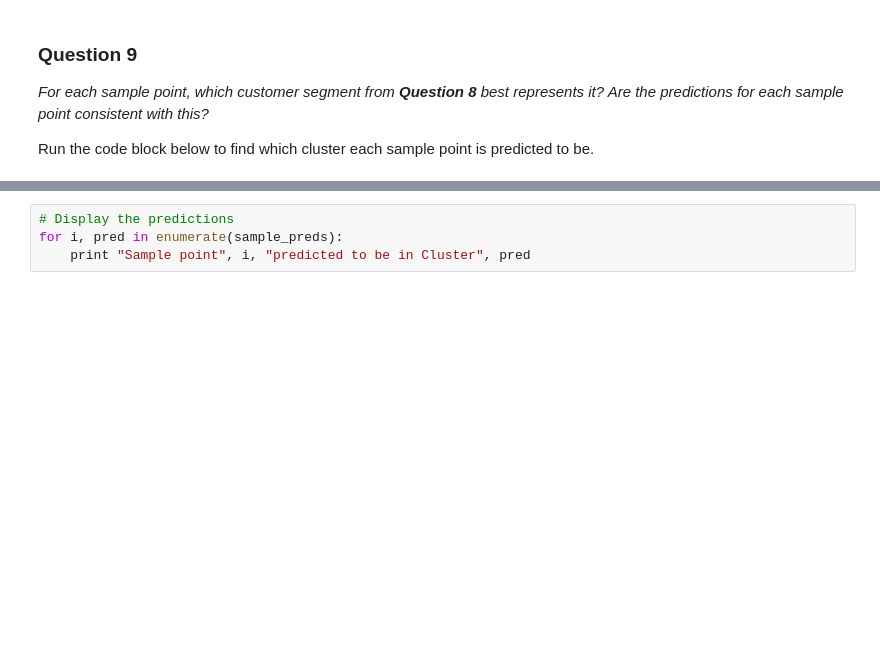
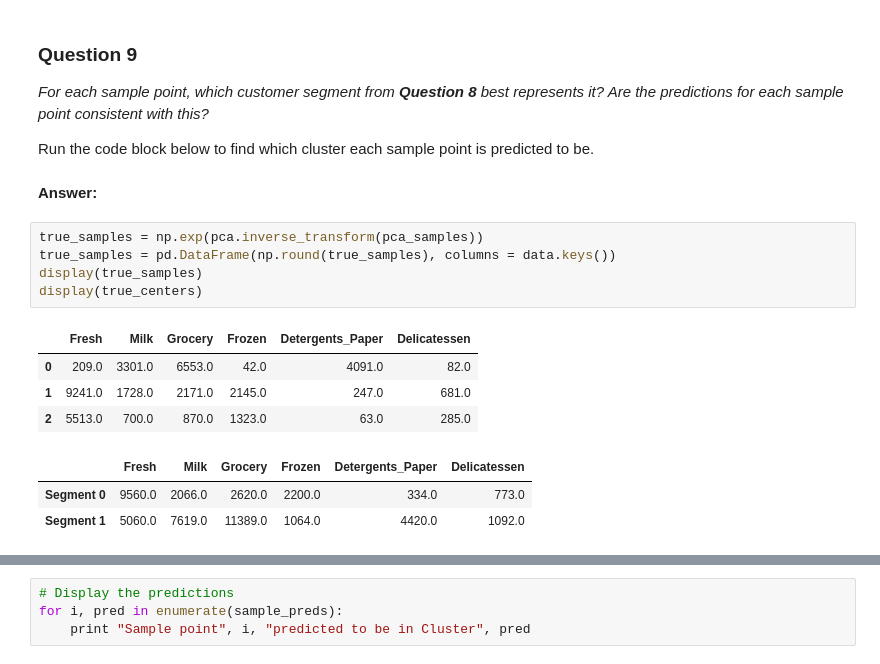
Before and after one commit to ppeiris/machine-learning, a Jupyter notebook: projects/creating_customer_segments/customer_segments.ipynb, the cells around one changed output, grey strips where cells are left out. Saved outputs shown, nothing was run; the diff lists cells and outputs as text; blank space fills up the shorter version.

```diff
--- a/projects/creating_customer_segments/customer_segments.ipynb
+++ b/projects/creating_customer_segments/customer_segments.ipynb
@@ -678,3 +678,18 @@ for ix in list(bardata.index):
 *For each sample point, which customer segment from* ***Question 8*** *best represents it? Are the predictions for each sample point consistent with this?*
 
 Run the code block below to find which cluster each sample point is predicted to be.
+# %% [markdown]
+**Answer:**
+# %%
+true_samples = np.exp(pca.inverse_transform(pca_samples))
+true_samples = pd.DataFrame(np.round(true_samples), columns = data.keys())
+display(true_samples)
+display(true_centers)
+# %% [output]
+|  | Fresh | Milk | Grocery | Frozen | Detergents_Paper | Delicatessen |
+| 0 | 209.0 | 3301.0 | 6553.0 | 42.0 | 4091.0 | 82.0 |
+| 1 | 9241.0 | 1728.0 | 2171.0 | 2145.0 | 247.0 | 681.0 |
+| 2 | 5513.0 | 700.0 | 870.0 | 1323.0 | 63.0 | 285.0 |
+|  | Fresh | Milk | Grocery | Frozen | Detergents_Paper | Delicatessen |
+| Segment 0 | 9560.0 | 2066.0 | 2620.0 | 2200.0 | 334.0 | 773.0 |
+| Segment 1 | 5060.0 | 7619.0 | 11389.0 | 1064.0 | 4420.0 | 1092.0 |
```
Also changed, not shown: parts of 6 cells of this notebook, 1 other file.
